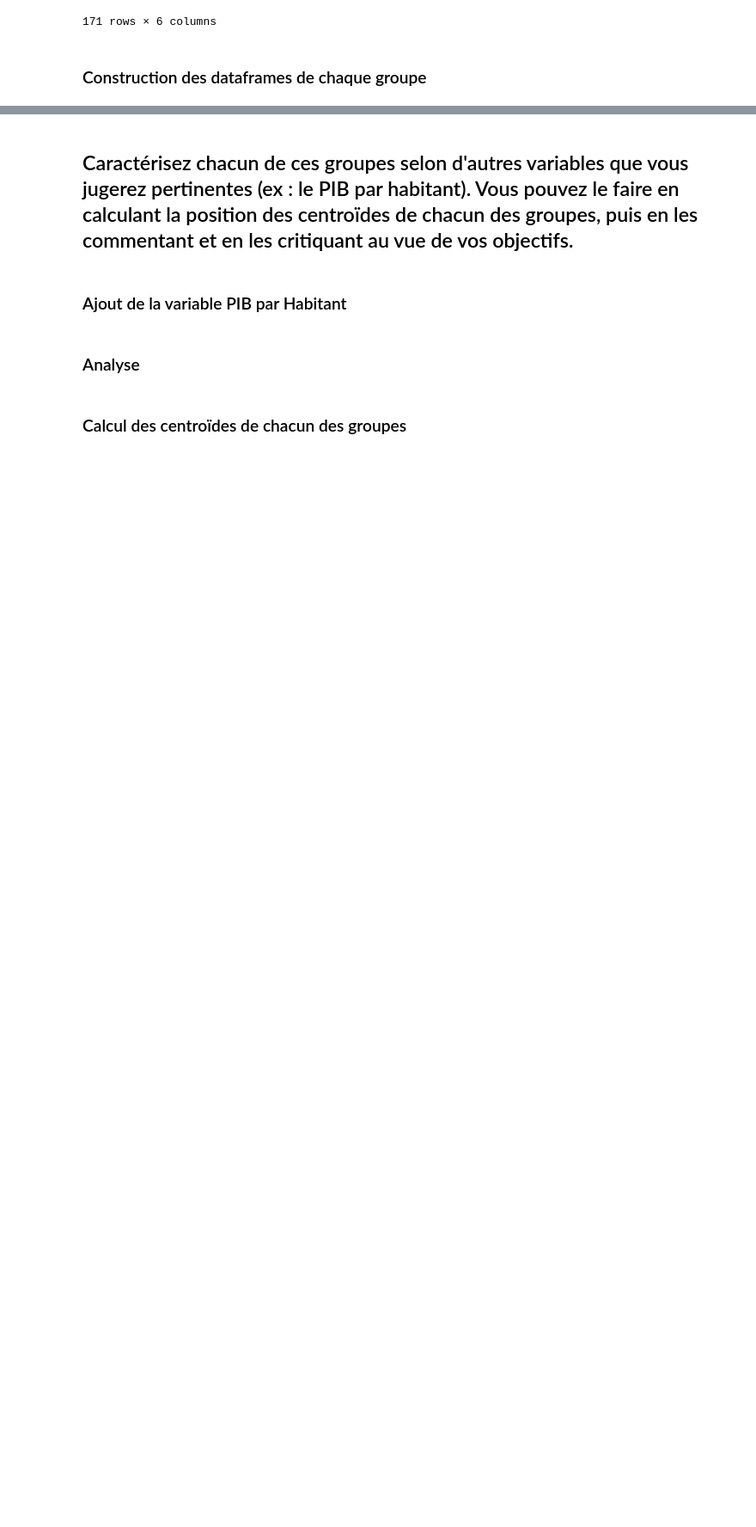
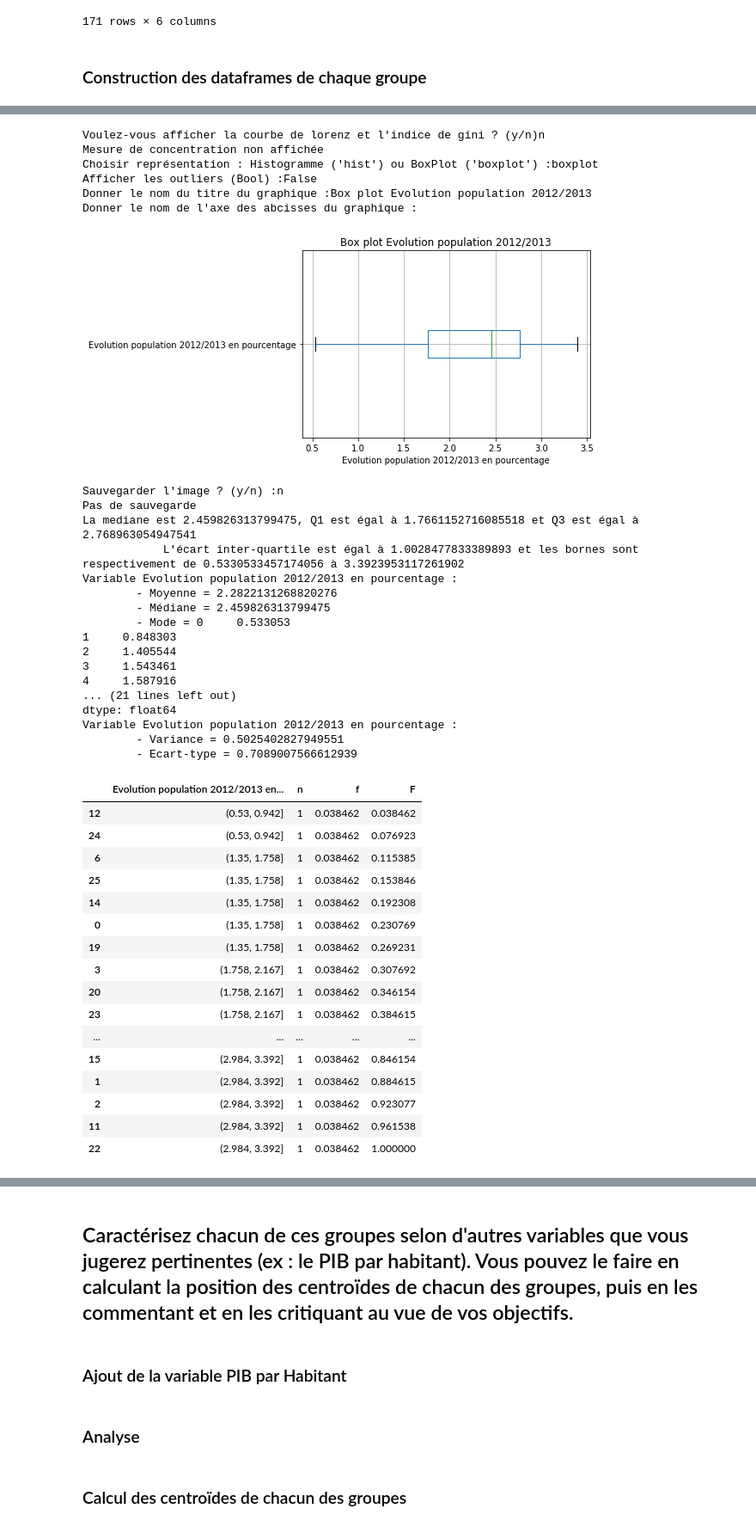
Before and after one commit to Silvock/project_5_prod_market_study, a Jupyter notebook: notebook/Exercice5.ipynb, the cells around one changed output, grey strips where cells are left out. Shown at 86% size. Saved outputs shown, nothing was run; the diff lists cells and outputs as text; code cells hidden in the pictures; blank space fills up the shorter version.

```diff
--- a/notebook/Exercice5.ipynb
+++ b/notebook/Exercice5.ipynb
@@ -613,0 +774,44 @@ def analyse_univarie(data,moncaract='',typecaract=''):
+# %%
+analyse_univarie(df_groupe1,'Evolution population 2012/2013 en pourcentage','qtecont')
+# %% [output]
+Voulez-vous afficher la courbe de lorenz et l'indice de gini ? (y/n)n
+Mesure de concentration non affichée
+Choisir représentation : Histogramme ('hist') ou BoxPlot ('boxplot') :boxplot
+Afficher les outliers (Bool) :False
+Donner le nom du titre du graphique :Box plot Evolution population 2012/2013
+Donner le nom de l'axe des abcisses du graphique :
+[figure, added]
+Sauvegarder l'image ? (y/n) :n
+Pas de sauvegarde
+La mediane est 2.459826313799475, Q1 est égal à 1.7661152716085518 et Q3 est égal à 2.768963054947541
+            L'écart inter-quartile est égal à 1.0028477833389893 et les bornes sont respectivement de 0.5330533457174056 à 3.3923953117261902
+Variable Evolution population 2012/2013 en pourcentage :
+        - Moyenne = 2.2822131268820276
+        - Médiane = 2.459826313799475
+        - Mode = 0     0.533053
+1     0.848303
+2     1.405544
+3     1.543461
+4     1.587916
+... (21 lines left out)
+dtype: float64
+Variable Evolution population 2012/2013 en pourcentage :
+        - Variance = 0.5025402827949551
+        - Ecart-type = 0.7089007566612939
+|  | Evolution population 2012/2013 en... | n | f | F |
+| 12 | (0.53, 0.942] | 1 | 0.038462 | 0.038462 |
+| 24 | (0.53, 0.942] | 1 | 0.038462 | 0.076923 |
+| 6 | (1.35, 1.758] | 1 | 0.038462 | 0.115385 |
+| 25 | (1.35, 1.758] | 1 | 0.038462 | 0.153846 |
+| 14 | (1.35, 1.758] | 1 | 0.038462 | 0.192308 |
+| 0 | (1.35, 1.758] | 1 | 0.038462 | 0.230769 |
+| 19 | (1.35, 1.758] | 1 | 0.038462 | 0.269231 |
+| 3 | (1.758, 2.167] | 1 | 0.038462 | 0.307692 |
+| 20 | (1.758, 2.167] | 1 | 0.038462 | 0.346154 |
+| 23 | (1.758, 2.167] | 1 | 0.038462 | 0.384615 |
+| ... | ... | ... | ... | ... |
+| 15 | (2.984, 3.392] | 1 | 0.038462 | 0.846154 |
+| 1 | (2.984, 3.392] | 1 | 0.038462 | 0.884615 |
+| 2 | (2.984, 3.392] | 1 | 0.038462 | 0.923077 |
+| 11 | (2.984, 3.392] | 1 | 0.038462 | 0.961538 |
+| 22 | (2.984, 3.392] | 1 | 0.038462 | 1.000000 |
```
Also changed, not shown: parts of 31 cells of this notebook, 1 other file.
